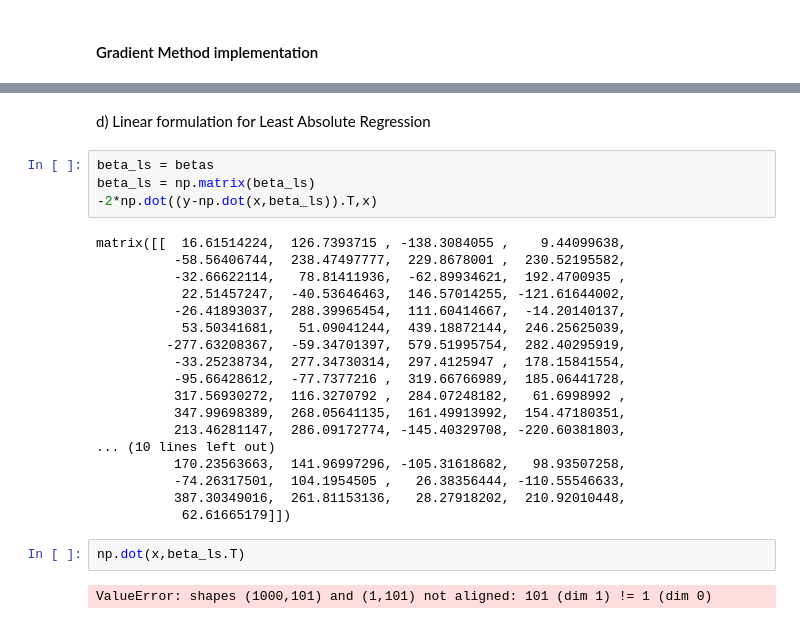
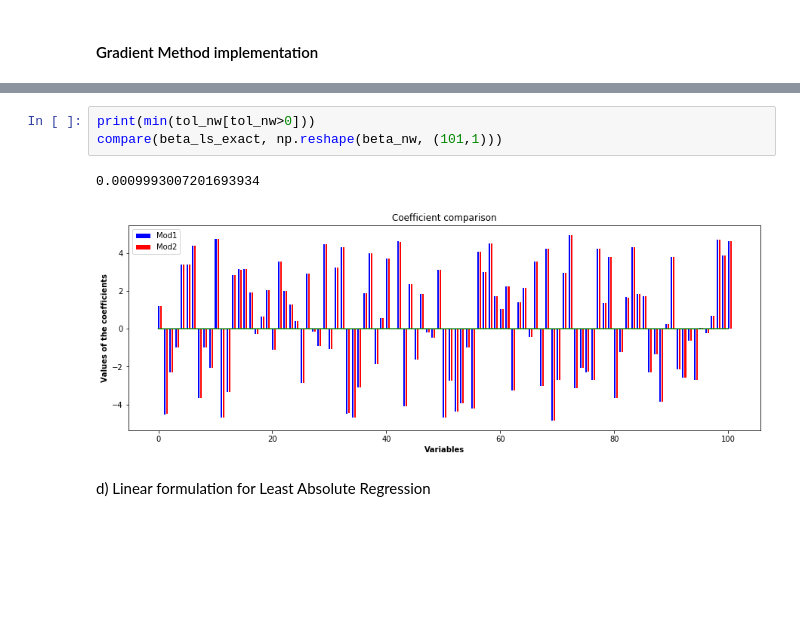
Before and after one commit to Jhdemendoza/Optimization-Project2, a Jupyter notebook: Optimization-Project2.ipynb, the cells around one changed output, grey strips where cells are left out. Drawn from its saved outputs; the diff is of its cells as text; blank space fills up the shorter version.

```diff
--- a/Optimization-Project2.ipynb
+++ b/Optimization-Project2.ipynb
@@ -255,28 +293,8 @@ compare(np.reshape(beta_gd, (101,1)), beta_ls_exact)
+# %%
+print(min(tol_nw[tol_nw>0]))
+compare(beta_ls_exact, np.reshape(beta_nw, (101,1)))
+# %% [output]
+0.0009993007201693934
+[figure, added]
 # %% [markdown]
 d) Linear formulation for Least Absolute Regression
-# %%
-beta_ls = betas
-beta_ls = np.matrix(beta_ls)
--2*np.dot((y-np.dot(x,beta_ls)).T,x)
-# %% [output]
-matrix([[  16.61514224,  126.7393715 , -138.3084055 ,    9.44099638,
-          -58.56406744,  238.47497777,  229.8678001 ,  230.52195582,
-          -32.66622114,   78.81411936,  -62.89934621,  192.4700935 ,
-           22.51457247,  -40.53646463,  146.57014255, -121.61644002,
-          -26.41893037,  288.39965454,  111.60414667,  -14.20140137,
-           53.50341681,   51.09041244,  439.18872144,  246.25625039,
-         -277.63208367,  -59.34701397,  579.51995754,  282.40295919,
-          -33.25238734,  277.34730314,  297.4125947 ,  178.15841554,
-          -95.66428612,  -77.7377216 ,  319.66766989,  185.06441728,
-          317.56930272,  116.3270792 ,  284.07248182,   61.6998992 ,
-          347.99698389,  268.05641135,  161.49913992,  154.47180351,
-          213.46281147,  286.09172774, -145.40329708, -220.60381803,
-... (10 lines left out)
-          170.23563663,  141.96997296, -105.31618682,   98.93507258,
-          -74.26317501,  104.1954505 ,   26.38356444, -110.55546633,
-          387.30349016,  261.81153136,   28.27918202,  210.92010448,
-           62.61665179]])
-# %%
-np.dot(x,beta_ls.T)
-# %% [output]
-ValueError: shapes (1000,101) and (1,101) not aligned: 101 (dim 1) != 1 (dim 0)
```
Also changed, not shown: parts of 7 cells of this notebook.
